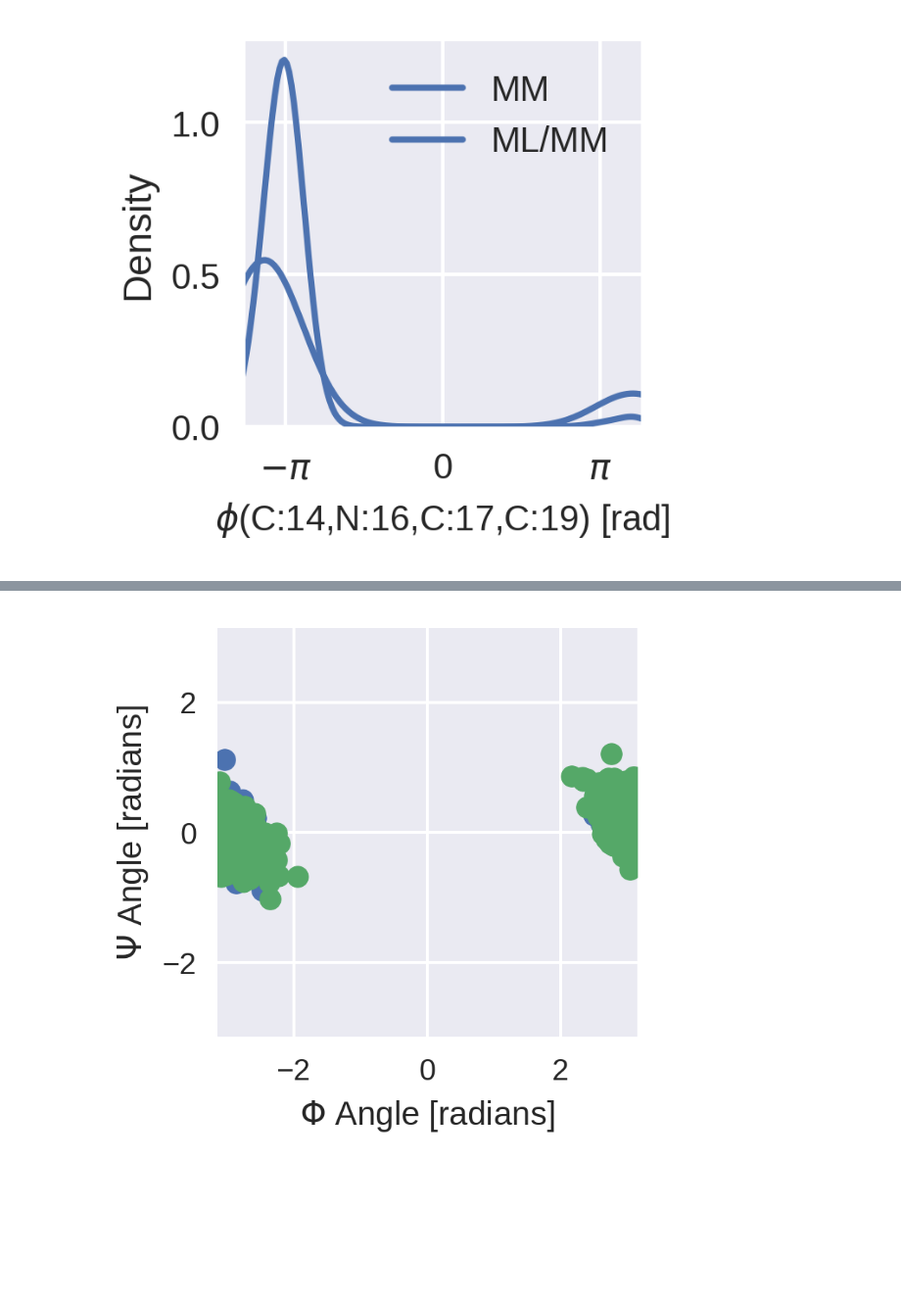
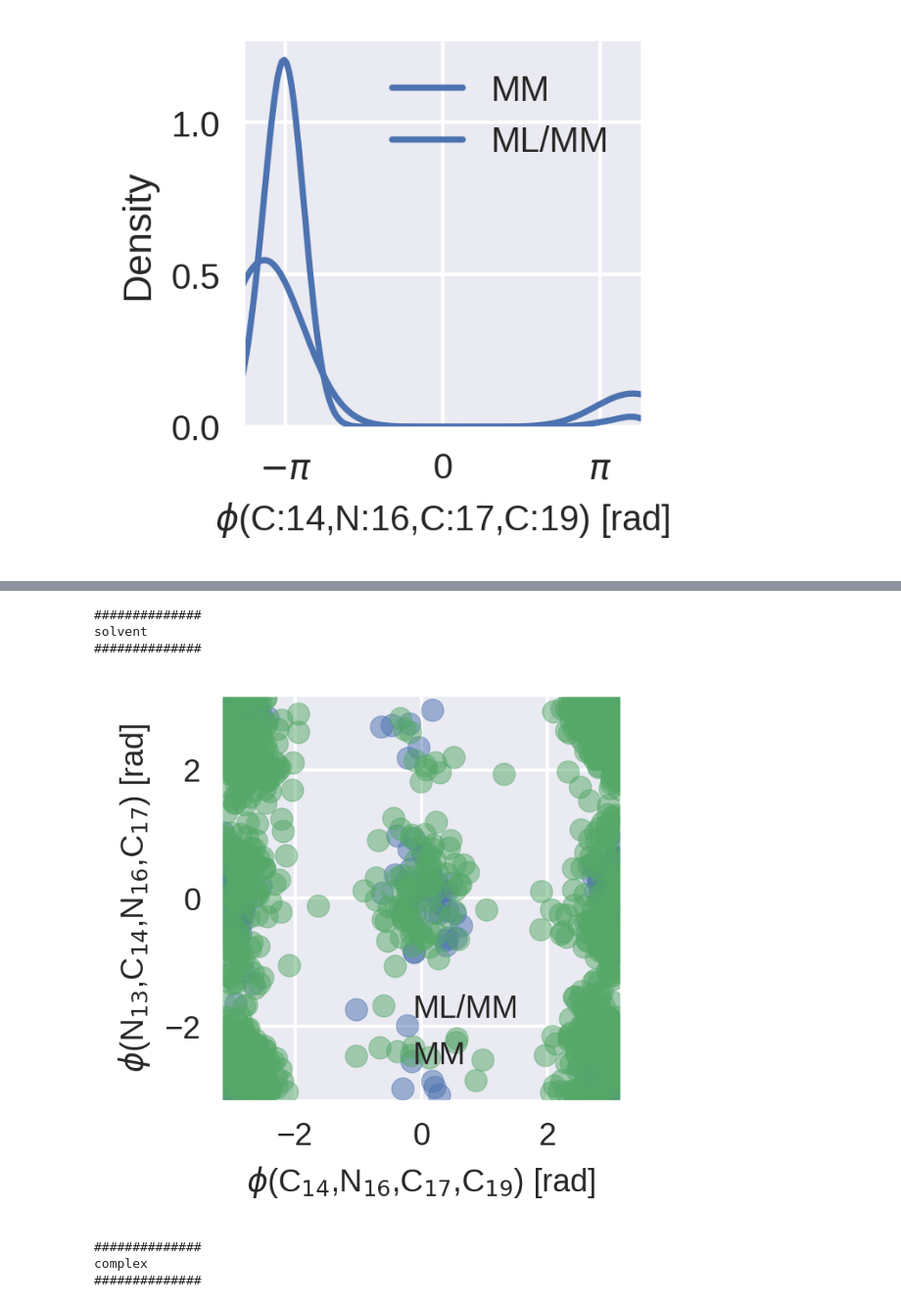
Before and after one commit to choderalab/nn-endstates, a Jupyter notebook: dihedrals_plot_seaborn0.11.ipynb, the cells around one changed output, grey strips where cells are left out. Shown at 98% size. Cells and saved outputs as stored; diff of their text form; code cells hidden in the pictures; blank space fills up the shorter version.

```diff
--- a/dihedrals_plot_seaborn0.11.ipynb
+++ b/dihedrals_plot_seaborn0.11.ipynb
@@ -297,24 +292,41 @@ plt.show()
 # %%
-# plot scatter plot for 10,9,7,3 vs 11,10,9,7
+# plot scatter plot for 14,16,17,19 vs 13,14,16,17 in complex
 
-f,ax=plt.subplots(figsize=[2.5, 2.5], dpi=300)
+for name, traj_mm, traj_qml, weights in [('solvent', traj_solvent_mm, traj_solvent_qml, solvent_qml_weights), ('complex', traj_complex_mm, traj_complex_qml, complex_qml_weights)]:
 
-dihedrals_mm_1 = md.compute_dihedrals(traj_complex_mm, [[10,9,7,3]])
-dihedrals_qml_1 = md.compute_dihedrals(traj_complex_qml, [[10,9,7,3]])
+    print('##############')
+    print(name)
+    print('##############')
 
-dihedrals_mm_2 = md.compute_dihedrals(traj_complex_mm, [[11,10,9,7]])
-dihedrals_qml_2 = md.compute_dihedrals(traj_complex_qml, [[11,10,9,7]])
+    f,ax=plt.subplots(figsize=[2.5, 2.5], dpi=300)
 
-plt.scatter(dihedrals_qml_1, dihedrals_qml_2)
-plt.scatter(dihedrals_mm_1, dihedrals_mm_2)
+    dihedrals_mm_1 = md.compute_dihedrals(traj_mm, [[14,16,17,19 ]])
+    dihedrals_qml_1 = md.compute_dihedrals(traj_qml, [[14,16,17,19 ]])
 
-plt.xlabel(r'$\Phi$ Angle [radians]')
-plt.xlim(-np.pi, np.pi)
+    dihedrals_mm_2 = md.compute_dihedrals(traj_mm, [[13,14,16,17]])
+    dihedrals_qml_2 = md.compute_dihedrals(traj_qml, [[13,14,16,17]])
 
-plt.ylabel(r'$\Psi$ Angle [radians]')
-plt.ylim(-np.pi, np.pi)
+    plt.scatter(dihedrals_qml_1, dihedrals_qml_2, label='ML/MM', alpha=0.5)
+    plt.scatter(dihedrals_mm_1, dihedrals_mm_2, label='MM', alpha=0.5)
 
-plt.show()
-plt.close()
+    plt.xlabel(r'$\Phi$ Angle [radians]')
+    plt.xlim(-np.pi, np.pi)
+    plt.ylabel(r'$\Psi$ Angle [radians]')
+    plt.ylim(-np.pi, np.pi)
+
+    plt.ylabel(r'$\Psi$ Angle [radians]')
+    plt.ylim(-np.pi, np.pi)
+    plt.xlabel('$\phi$(C$_{14}$,N$_{16}$,C$_{17}$,C$_{19}$) [rad]', fontsize=10)
+    plt.ylabel('$\phi$(N$_{13}$,C$_{14}$,N$_{16}$,C$_{17}$) [rad]', fontsize=10)
+    plt.legend()
+    plt.tight_layout()
+    plt.show()
+    plt.close()
 # %% [output]
+##############
+solvent
+##############
-[figure, old version]
+[figure, new version]
+##############
+complex
+##############
```
Also changed, not shown: parts of 20 cells of this notebook.
